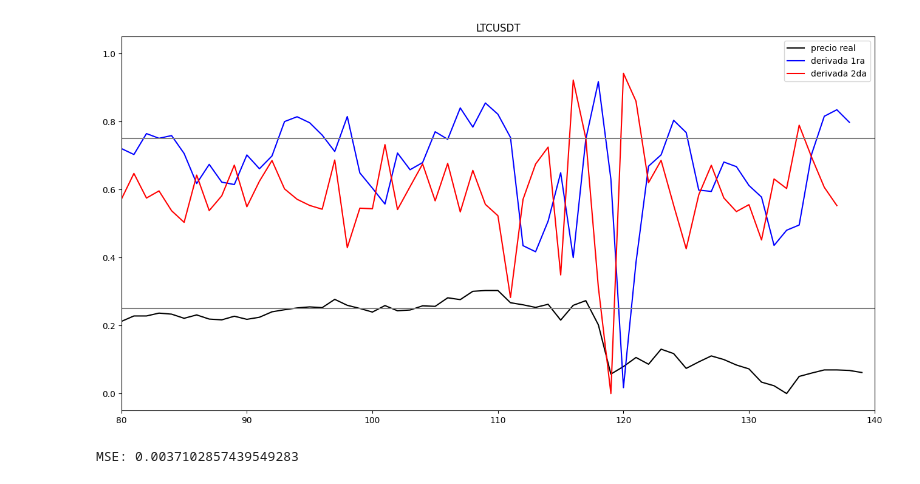
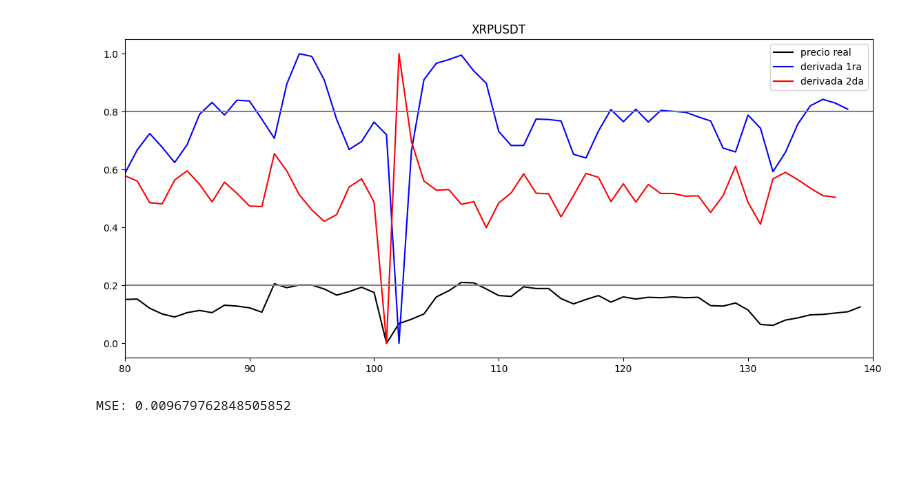
Before and after one commit to luisgomezzz/luchocrypto, a Jupyter notebook: predictor/predictor.ipynb, the cells around one changed output. Drawn from its saved outputs; the diff is of its cells as text; code cells hidden in the pictures; blank space fills up the shorter version.

```diff
--- a/predictor/predictor.ipynb
+++ b/predictor/predictor.ipynb
@@ -21,7 +21,7 @@ from keras.layers import Dense, Dropout, LSTM, Input, Activation, concatenate
 import numpy as np
 from sklearn.metrics import mean_squared_error
 
-symbol = 'LTCUSDT'
+symbol = 'XRPUSDT'
 client = Client("qycthSI8s5HH0b95MxH3lFKPPUeZu8mCSgztp00x2d7SdHmfOp2U9qBeCCbxPyDg",
                 "zeJqYkyWzBIdGDMmyfUnofQiThirgEgOCDYvS3rzcq4yle1afD7YEQkciCI43yNs")
 
@@ -109,8 +109,8 @@ y_train, y_test = y[:splitlimit], y[splitlimit:]
 #model.compile(optimizer=adam, loss='mse')
 #history=model.fit(x=X_train, y=y_train, batch_size=15, epochs=30, shuffle=True, validation_split=0.1)
 
-#model = keras.models.load_model('model'+symbol+'.h5')
-model = keras.models.load_model('./modelos/model'+symbol+'.h5')
+model = keras.models.load_model('modelos/model'+symbol+'.h5')
+
 #######################################################################################
 # Grafica
 
@@ -121,17 +121,17 @@ sc = MinMaxScaler(feature_range=(0,1))
 deriv_y_pred_scaled = sc.fit_transform(deriv_y_pred)
 deriv_y_pred_scaled2 = sc.fit_transform(deriv_y_pred2)
 
-plt.figure(figsize=(16,8))
+plt.figure(figsize=(14,6))
 plt.plot(y_test, color = 'black', label = 'precio real')
 #plt.plot(y_pred, color = 'green', label = 'pred')
 plt.plot(deriv_y_pred_scaled, color = 'blue', label = 'derivada 1ra')
 plt.plot(deriv_y_pred_scaled2, color = 'red', label = 'derivada 2da')
-#plt.plot(deriv_y_pred, color = 'blue', label = 'diff real')
+#plt.plot(deriv_y_pred, color = 'brown', label = 'diff real')
 
 
 plt.xlim(80, 140)
-umbralalto = 0.75
-umbralbajo = 0.25
+umbralalto = 0.8
+umbralbajo = 0.2
 plt.axhline(y = umbralalto, color = 'GREY', linestyle = '-')
 plt.axhline(y = umbralbajo, color = 'GREY', linestyle = '-')
 plt.legend()
@@ -146,2 +146,2 @@ print('MSE:', mse)
-[figure, old version]
+[figure, new version]
-MSE: 0.0037102857439549283
+MSE: 0.009679762848505852
```
Also changed, not shown: parts of 1 cell of this notebook, 3 other files.
